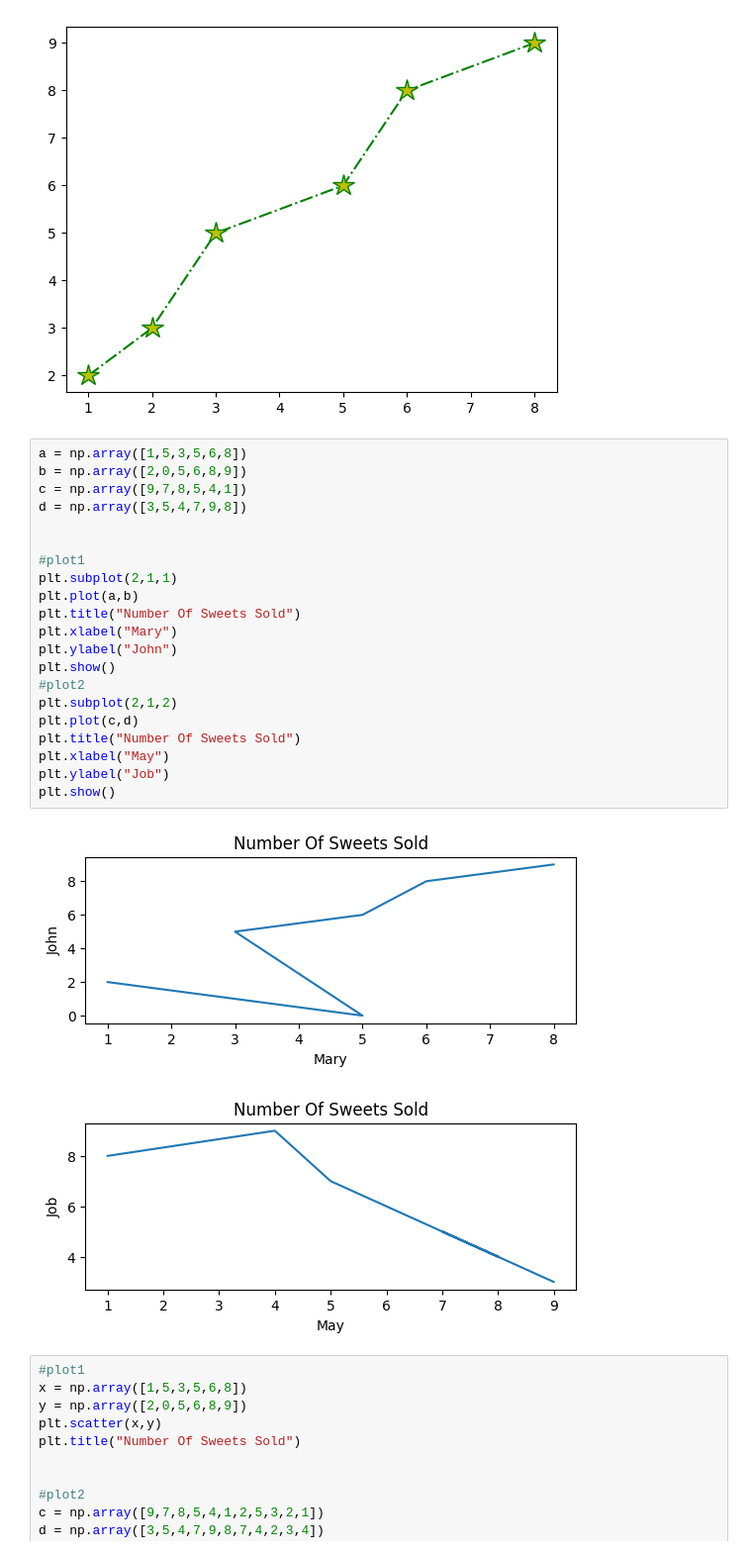
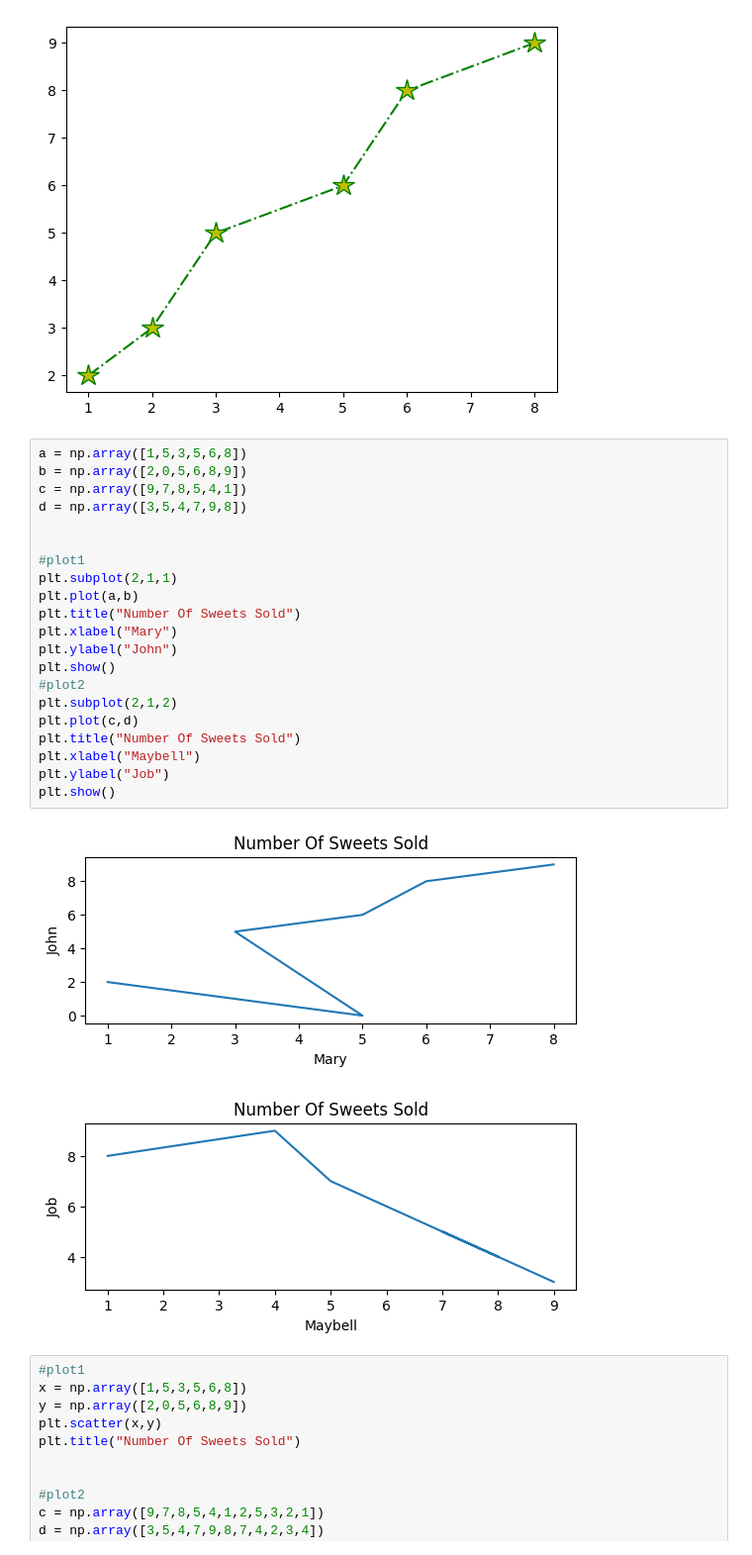
Before and after one commit to Agnes-Maiza/KCAGdsc, a Jupyter notebook: proj2.ipynb, the cells around one changed output. Shown at 99% size. Drawn from its saved outputs; the diff is of its cells as text.

```diff
--- a/proj2.ipynb
+++ b/proj2.ipynb
@@ -14,27 +14,27 @@ plt.show()
 # %%
 a = np.array([1,5,3,5,6,8])
 b = np.array([2,0,5,6,8,9])
 c = np.array([9,7,8,5,4,1])
 d = np.array([3,5,4,7,9,8])
 
 
 #plot1
 plt.subplot(2,1,1)
 plt.plot(a,b)
 plt.title("Number Of Sweets Sold")
 plt.xlabel("Mary")
 plt.ylabel("John")
 plt.show()
 #plot2
 plt.subplot(2,1,2)
 plt.plot(c,d)
 plt.title("Number Of Sweets Sold")
-plt.xlabel("May")
+plt.xlabel("Maybell")
 plt.ylabel("Job")
 plt.show()
 # %% [output]
 [figure]
-[figure, old version]
+[figure, new version]
 # %%
 #plot1
 x = np.array([1,5,3,5,6,8])
```
